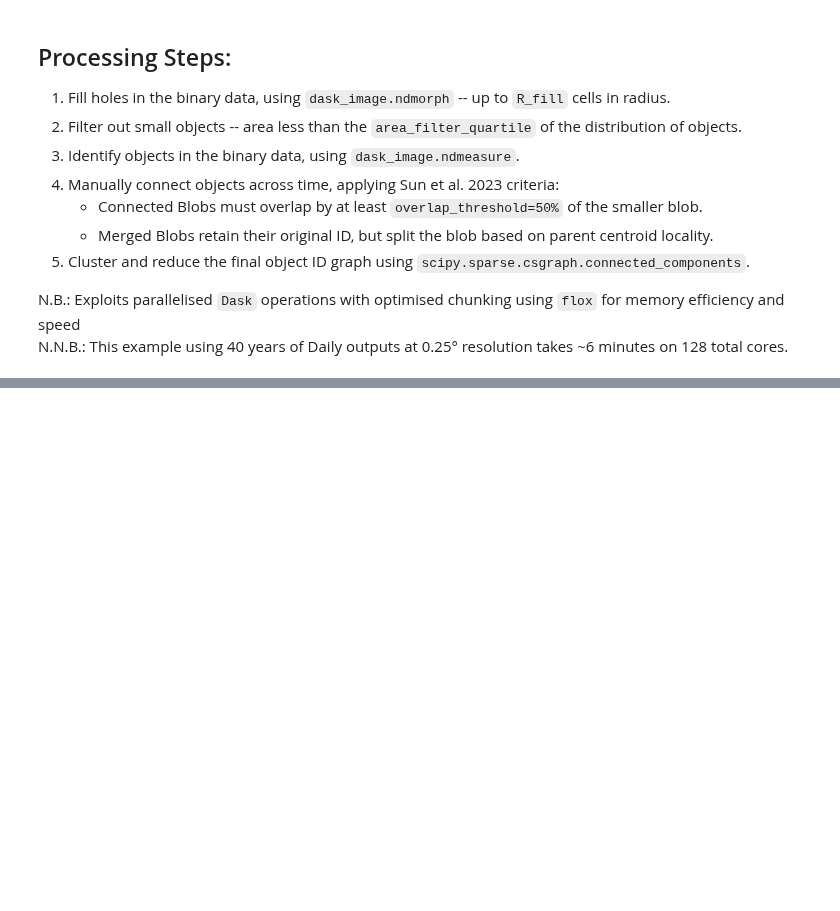
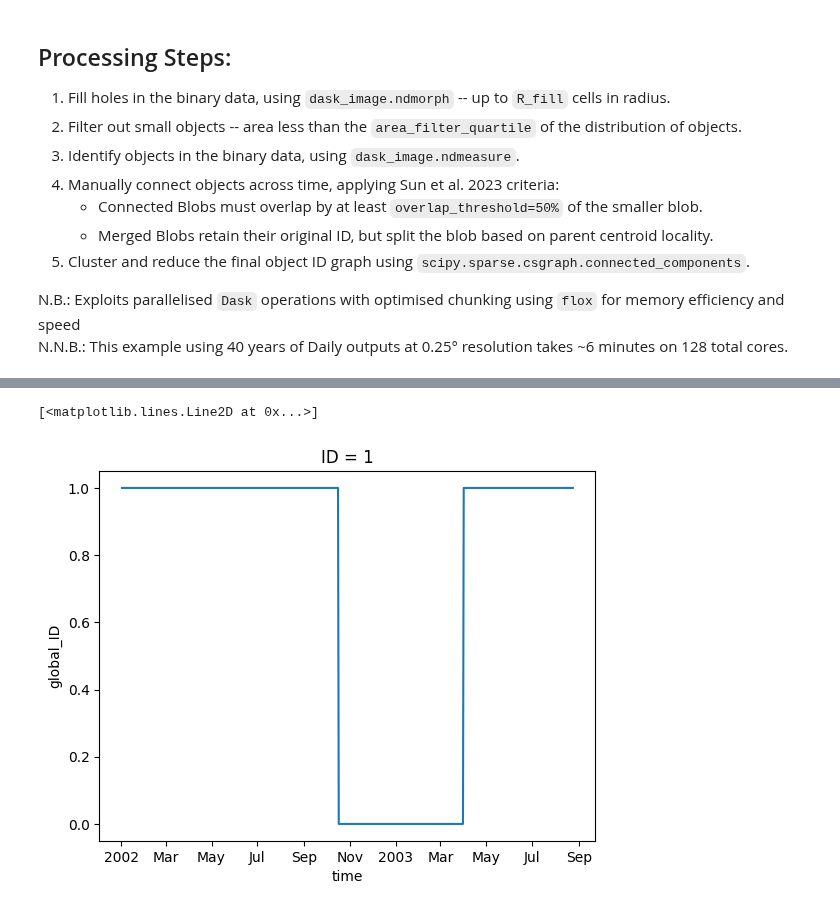
Before and after one commit to wienkers/spot_the_blOb, a Jupyter notebook: notebooks/02_id_track_events.ipynb, the cells around one changed output, grey strips where cells are left out. Saved outputs shown, nothing was run; the diff lists cells and outputs as text; code cells hidden in the pictures; blank space fills up the shorter version.

```diff
--- a/notebooks/02_id_track_events.ipynb
+++ b/notebooks/02_id_track_events.ipynb
@@ -315,0 +266,14 @@ blob_props.isel(ID=1011)
+# %%
+blobs_props_extended['global_ID'] = global_id_mapping
+# %%
+dummy = blobs_props.isel(ID=0) * np.nan
+blobs_props = xr.concat([dummy.assign_coords(ID=0), blobs_props], dim='ID')
+# %%
+for var_name in blobs_props.data_vars:
+
+    blobs_props_extended[var_name] = (blobs_props[var_name]
+                        .sel(ID=global_id_mapping.rename({'ID':'new_id'}))
+                        .drop_vars('ID').rename({'new_id':'ID'}))
+# %%
+valid_presence = blobs_props_extended['global_ID']>0  # Where we have valid data
+valid_presence
@@ -316,3 +298,8 @@ blob_props.isel(ID=1011)
+# %%
+valid_presence.isel(ID=0).plot()
+# %% [output]
+[<matplotlib.lines.Line2D at 0x...>]
+[figure, added]
 # %%
 # Cluster Blobs List to Determine Globally Unique IDs & Update Blob ID Field
 split_merged_blobs_ds = tracker.cluster_rename_blobs_and_props(split_merged_blob_id_field_unique, merged_blobs_props, split_merged_blobs_list)
```
Also changed, not shown: parts of 48 cells of this notebook, 1 other file.
